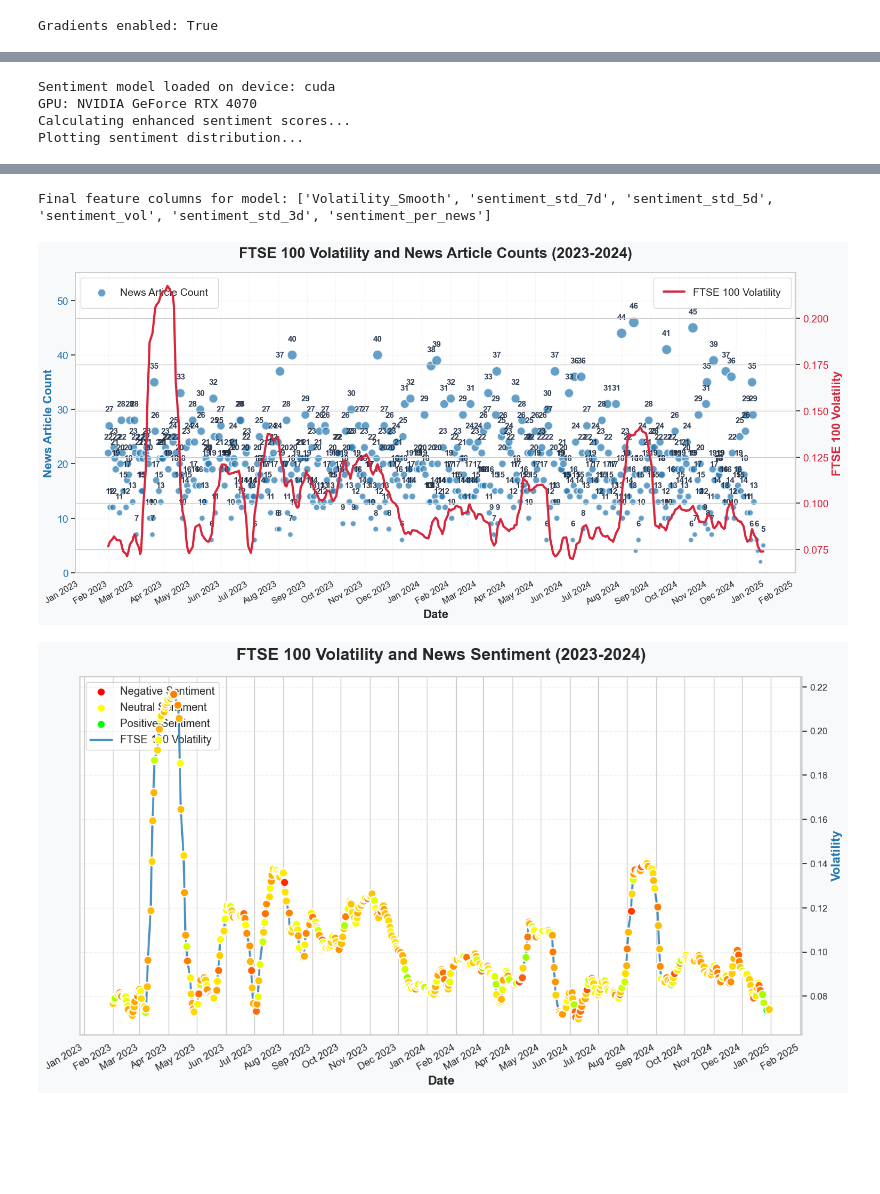
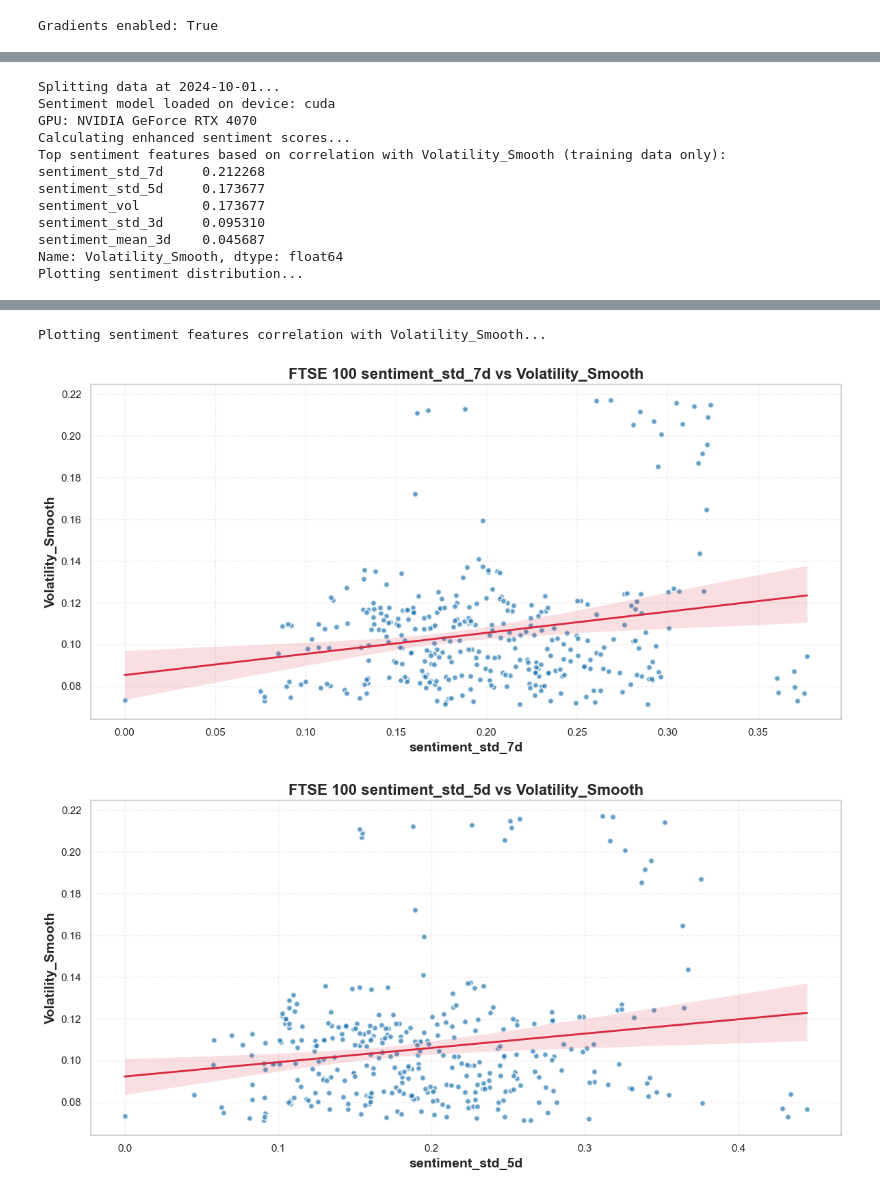
Before and after one commit to nestorojeda/DistilBERTFinancialSentiment, a Jupyter notebook: notebooks/5_volatility_analysis_ftse.ipynb, the cells around one changed output, grey strips where cells are left out. Drawn from its saved outputs; the diff is of its cells as text; code cells hidden in the pictures; blank space fills up the shorter version.

```diff
--- a/notebooks/5_volatility_analysis_ftse.ipynb
+++ b/notebooks/5_volatility_analysis_ftse.ipynb
@@ -18,13 +18,13 @@ Gradients enabled: True
 # %%
 # Configuration parameters
 FETCH_DATA = False  # Set to True to fetch new news data
-FROM, TO = "2023-01-01", "2024-12-31"
+FROM, TO = "2023-01-01", "2025-12-31"
 CUT = "2024-10-01"  # Date to split train/test data
 TOPIC = "BUSINESS"
 MARKET_NAME = "FTSE 100"
 WINDOW = 7
-
-LSTM_TYPE = "simple"
+EPOCHS = 100
+LSTM_TYPE = "simple"  # Options: "improved", "simple"
 USE_TECHNICAL_INDICATORS = False
 # %%
 keywords = [
@@ -32,6 +32,12 @@ keywords = [
     "inflation",
     "interest rates",
     "tariffs",
+    "economic growth",
+    "recession",
+    "unemployment",
+    "stimulus",
+    "expansion",
+    "investment"
 ]
 
 KEYWORDS = " OR ".join([f'"{keyword}"' for keyword in keywords])
@@ -112,14 +118,22 @@ results = run_volatility_pipeline(
     cut_date=CUT,
     output_dir="../news",
     seq_len=10,
-    epochs=100,
+    epochs=EPOCHS,
     learning_rate=0.001,
     verbose=True,
     use_technical_indicators=USE_TECHNICAL_INDICATORS,
     lstm_type=LSTM_TYPE,
 )
 # %% [output]
+Splitting data at 2024-10-01...
 Sentiment model loaded on device: cuda
 GPU: NVIDIA GeForce RTX 4070
 Calculating enhanced sentiment scores...
+Top sentiment features based on correlation with Volatility_Smooth (training data only):
+sentiment_std_7d     0.212268
+sentiment_std_5d     0.173677
+sentiment_vol        0.173677
+sentiment_std_3d     0.095310
+sentiment_mean_3d    0.045687
+Name: Volatility_Smooth, dtype: float64
 Plotting sentiment distribution...
@@ -127,3 +141,3 @@ Plotting sentiment distribution...
-Final feature columns for model: ['Volatility_Smooth', 'sentiment_std_7d', 'sentiment_std_5d', 'sentiment_vol', 'sentiment_std_3d', 'sentiment_per_news']
+Plotting sentiment features correlation with Volatility_Smooth...
-[figure, old version]
+[figure, new version]
-[figure, old version]
+[figure, new version]
```
Also changed, not shown: parts of 8 cells of this notebook, 1 other file.
